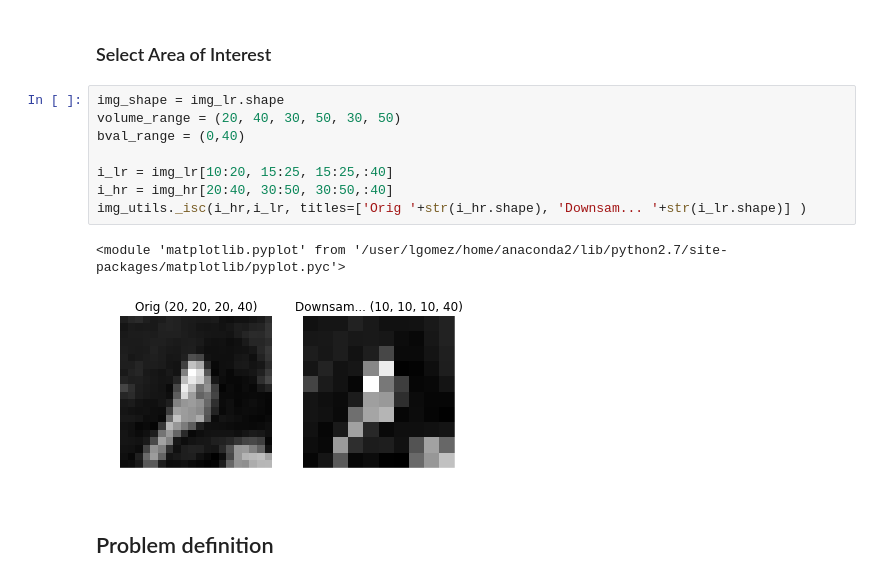
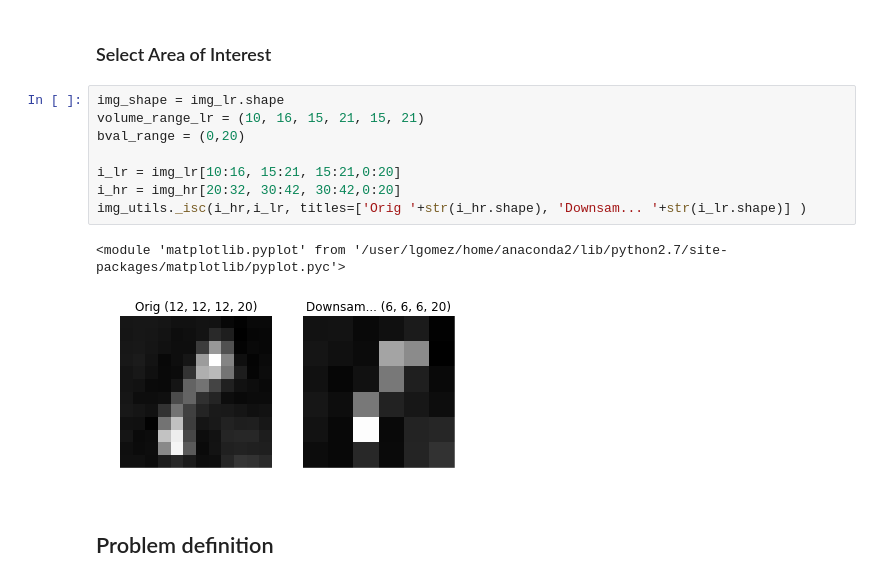
Before and after one commit to egomezsumma/iqt, a Jupyter notebook: Optimization with CVWPY.ipynb, the cells around one changed output. Drawn from its saved outputs; the diff is of its cells as text.

```diff
--- a/Optimization with CVWPY.ipynb
+++ b/Optimization with CVWPY.ipynb
@@ -44,15 +44,15 @@ Dataset is already in place. If you want to fetch it again please first remove t
 ### Select Area of Interest
 # %%
 img_shape = img_lr.shape
-volume_range = (20, 40, 30, 50, 30, 50)
-bval_range = (0,40)
+volume_range_lr = (10, 16, 15, 21, 15, 21)
+bval_range = (0,20)
 
-i_lr = img_lr[10:20, 15:25, 15:25,:40]
-i_hr = img_hr[20:40, 30:50, 30:50,:40]
+i_lr = img_lr[10:16, 15:21, 15:21,0:20]
+i_hr = img_hr[20:32, 30:42, 30:42,0:20]
 img_utils._isc(i_hr,i_lr, titles=['Orig '+str(i_hr.shape), 'Downsam... '+str(i_lr.shape)] )
 # %% [output]
 <module 'matplotlib.pyplot' from '/user/lgomez/home/anaconda2/lib/python2.7/site-packages/matplotlib/pyplot.pyc'>
-[figure, old version]
+[figure, new version]
 # %% [markdown]
 ## Problem definition
 # %% [markdown]
```
Also changed, not shown: parts of 17 cells of this notebook, 1 other file.
